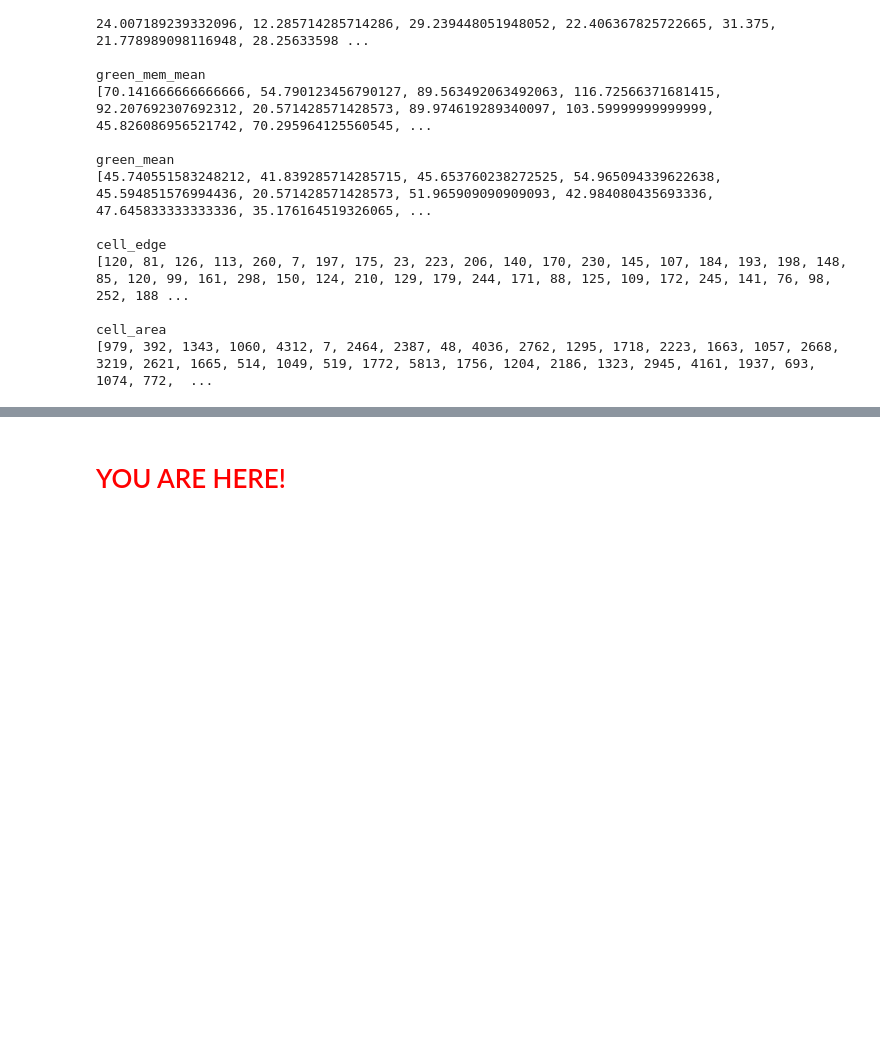
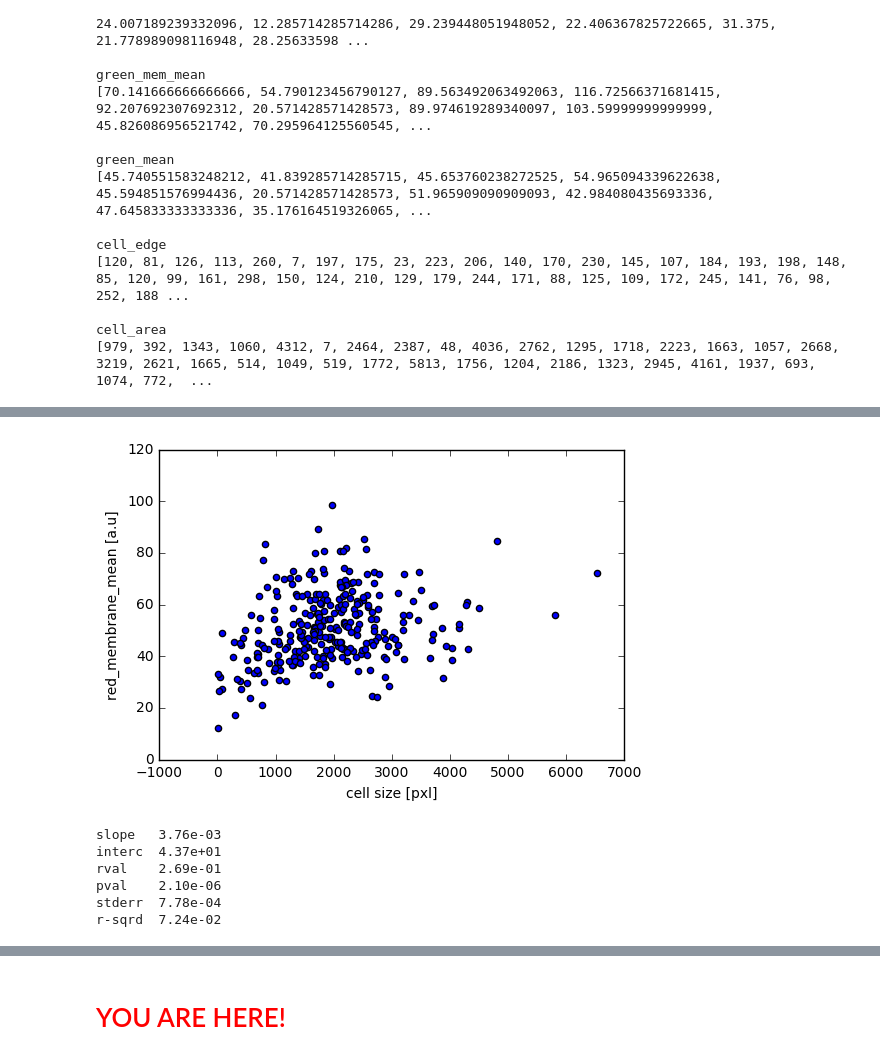
Before and after one commit to tobyhodges/python-workshop-image-processing, a Jupyter notebook: main_tutorial/tutorial_pipeline_solutions.ipynb, the cells around one changed output, grey strips where cells are left out. Cells and saved outputs as stored; diff of their text form; code cells hidden in the pictures; blank space fills up the shorter version.

```diff
--- a/main_tutorial/tutorial_pipeline_solutions.ipynb
+++ b/main_tutorial/tutorial_pipeline_solutions.ipynb
@@ -638,0 +756,28 @@ cell_area
+# %%
+# (iii) Create a scatter plot of red membrane intensity over cell area
+# Use the function plt.scatter for this. Be sure to properly label the plot using
+# plt.xlabel and plt.ylabel.
+plt.scatter(results["cell_area"],results["red_mem_mean"])
+plt.xlabel("cell size [pxl]")
+plt.ylabel("red_membrane_mean [a.u]")
+plt.show()
+# %% [output]
+[figure, added]
+# %%
+# (iv) Perform a linear fit of red membrane intensity over cell area
+# Use the functions linregress from the module scipy.stats. Be sure to read the docs to
+# understand the output of this function. Print the output. In addition to R, also
+# calculate and print R-squared.
+from scipy.stats import linregress
+linfit = linregress(results["cell_area"],results["red_mem_mean"])
+linprops = ['slope','interc','rval','pval','stderr']
+for index,prop in enumerate(linprops):
+    print prop, '\t', '{:4.2e}'.format(linfit[index])
+print 'r-sqrd', '\t', '{:4.2e}'.format(linfit[2]**2.0)
+# %% [output]
+slope   3.76e-03
+interc  4.37e+01
+rval    2.69e-01
+pval    2.10e-06
+stderr  7.78e-04
+r-sqrd  7.24e-02
```
Also changed, not shown: parts of 12 cells of this notebook, 1 other file.
